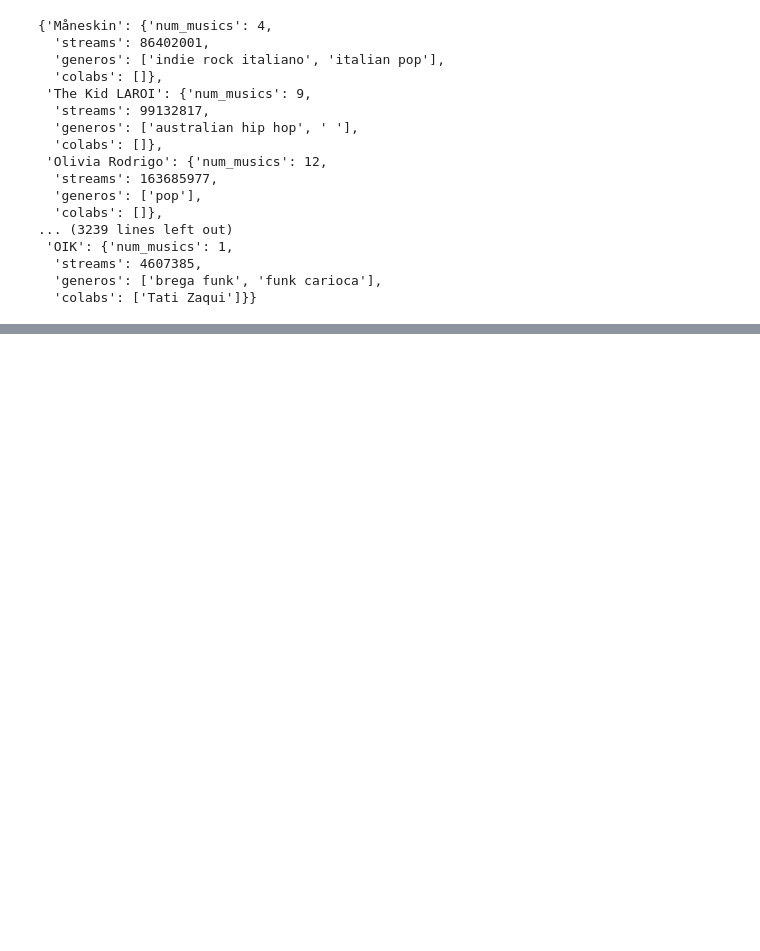
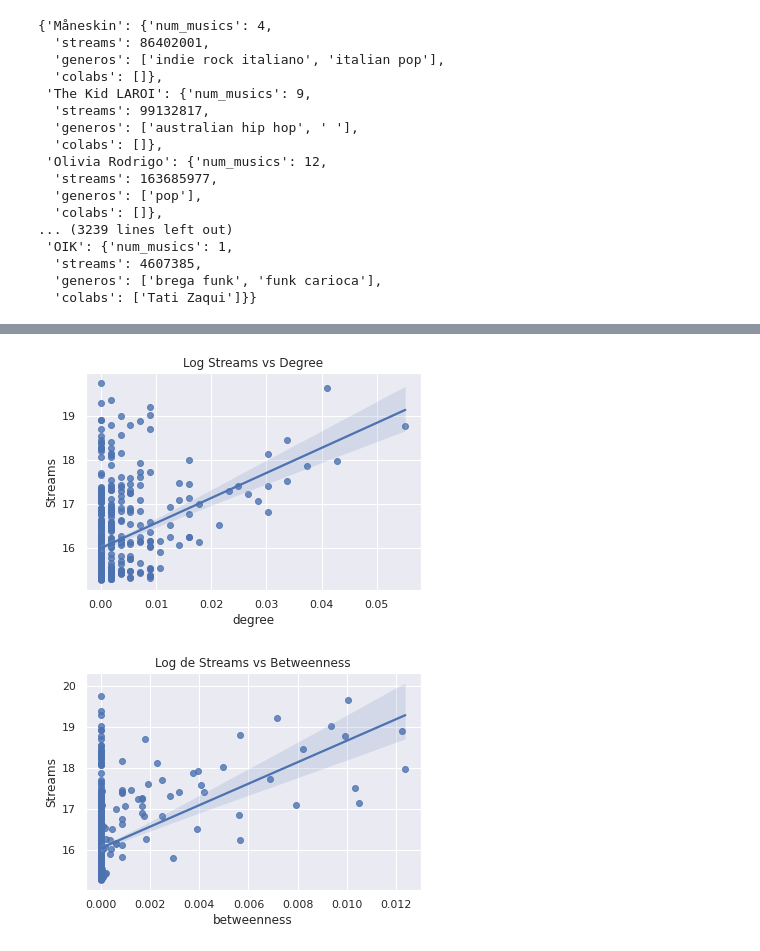
Before and after one commit to hashiprobr-classroom/parte-tecnica-do-projeto-wisteria1, a Jupyter notebook: notebooks/Spotify Top 200.ipynb, the cells around one changed output, grey strips where cells are left out. Cells and saved outputs as stored; diff of their text form; code cells hidden in the pictures; blank space fills up the shorter version.

```diff
--- a/notebooks/Spotify Top 200.ipynb
+++ b/notebooks/Spotify Top 200.ipynb
@@ -295,0 +235,19 @@ linear_resplot(result)
+# %%
+import matplotlib.pyplot as plt
+import seaborn as sns
+import numpy as np
+
+sns.set()
+
+#Como os valores de Streams são muito maiores que os das centralidades utilizamos na regressão o Log de Streams
+
+sns.regplot(x=df['degree'], y=np.log(df['Streams']))
+plt.title("Log Streams vs Degree")
+plt.show()
+
+sns.regplot(x=df['betweenness'], y=np.log(df['Streams']))
+plt.title("Log de Streams vs Betweenness")
+plt.show()
+# %% [output]
+[figure, added]
+[figure, added]
```
Also changed, not shown: parts of 25 cells of this notebook, 2 other files.
